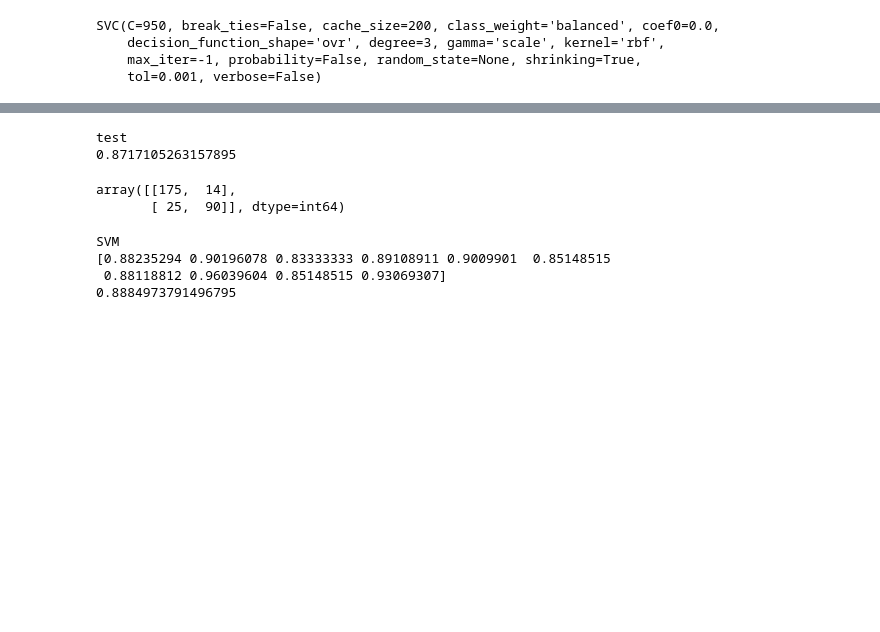
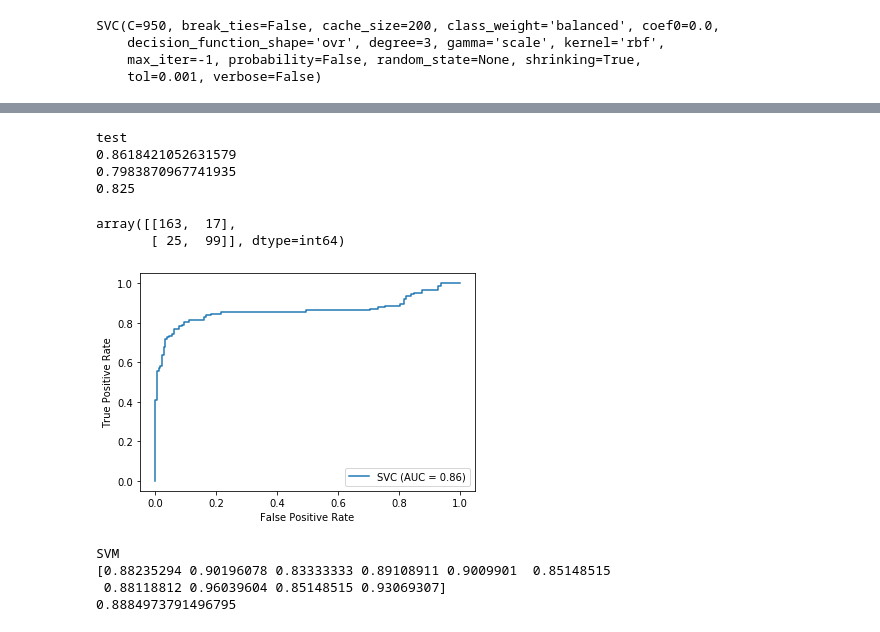
Before and after one commit to FabioPolito24/VisionFinalProject, a Jupyter notebook: svm/Paintingclassificator.ipynb, the cells around one changed output, grey strips where cells are left out. Cells and saved outputs as stored; diff of their text form; code cells hidden in the pictures; blank space fills up the shorter version.

Commit message:
completed svm evaluation and added some images to the paper

```diff
--- a/svm/Paintingclassificator.ipynb
+++ b/svm/Paintingclassificator.ipynb
@@ -94,14 +94,26 @@ training
 # %%
 y_pred = clf.predict(X_test)
 acc = metrics.accuracy_score(y_test, y_pred)
+rec = metrics.recall_score(y_test, y_pred)
+f1 = metrics.f1_score(y_test, y_pred)
 print('test')
 print(acc)
+print(rec)
+print(f1)
 metrics.confusion_matrix(y_test, y_pred)
 # %% [output]
 test
-0.8717105263157895
+0.8618421052631579
+0.7983870967741935
+0.825
-array([[175,  14],
-       [ 25,  90]], dtype=int64)
+array([[163,  17],
+       [ 25,  99]], dtype=int64)
+# %%
+from sklearn import datasets, metrics, model_selection, svm
+metrics.plot_roc_curve(clf, X_test, y_test)  # doctest: +SKIP
+plt.show()
+# %% [output]
+[figure, added]
 # %%
 df = pd.read_csv('data.csv', header=None)
 df.drop(0, axis=1, inplace=True)
```
Also changed, not shown: parts of 4 cells of this notebook, 15 other files.
